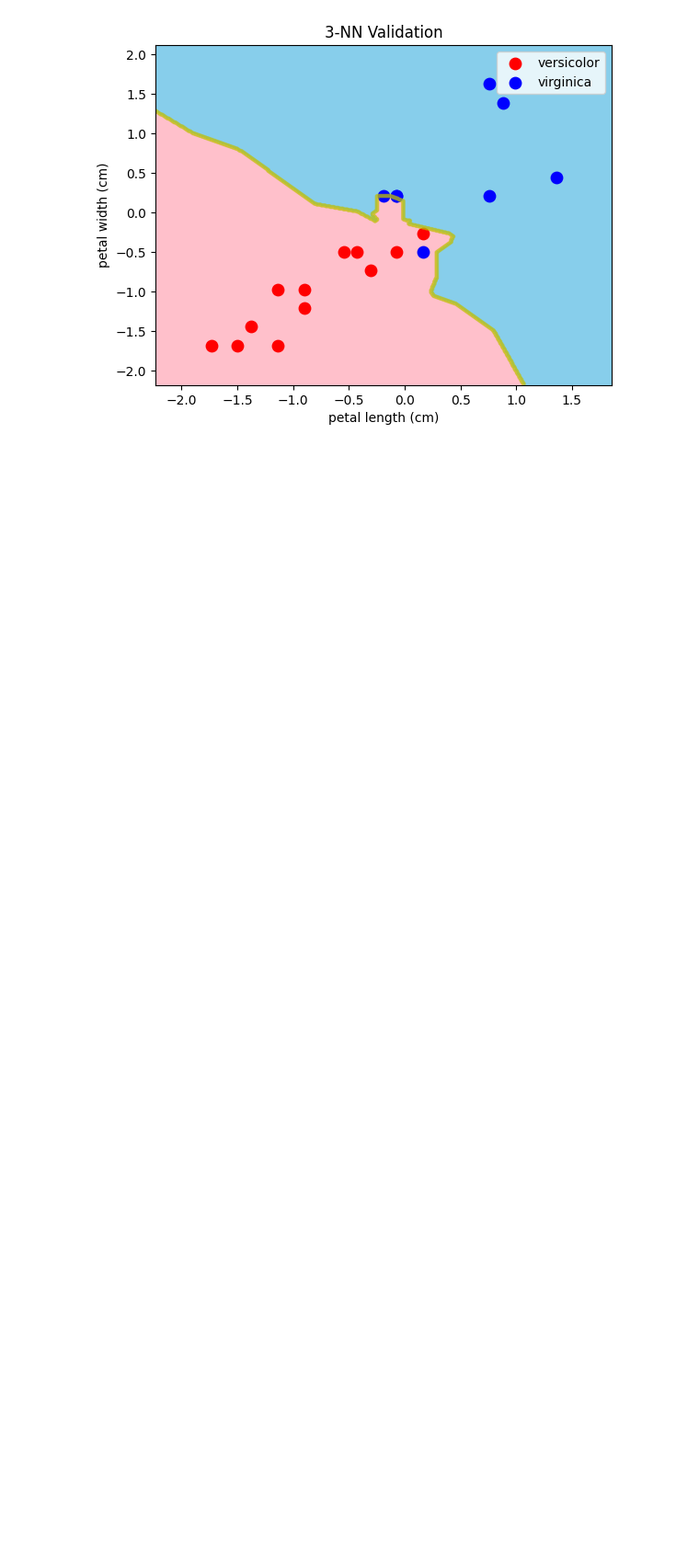
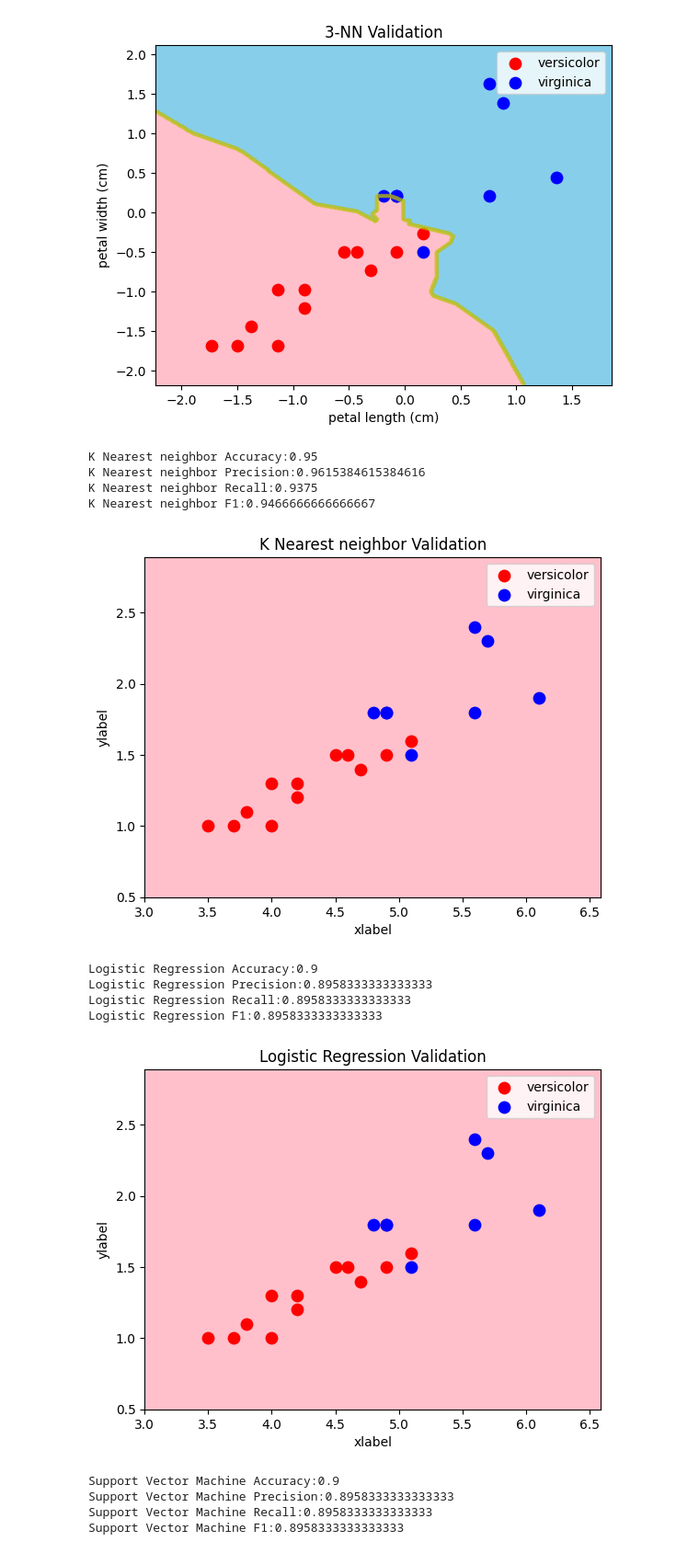
Before and after one commit to Cindy-eng/AI-Data-Engineer--Assignments, a Jupyter notebook: 14_Binary classification of iris/14_Binary_classification_of_iris.ipynb, the cells around one changed output. Shown at 92% size. Saved outputs shown, nothing was run; the diff lists cells and outputs as text; code cells hidden in the pictures; blank space fills up the shorter version.

```diff
--- a/14_Binary classification of iris/14_Binary_classification_of_iris.ipynb
+++ b/14_Binary classification of iris/14_Binary_classification_of_iris.ipynb
@@ -217,0 +216,39 @@ decision_region(x_valid_s, y_valid, kn3, title="3-NN Validation", xlabel=feature
+# %%
+#[Problem 8] Learning by other methods
+from sklearn.neighbors import KNeighborsClassifier
+from sklearn.linear_model import LogisticRegression
+from sklearn.svm import SVC
+from sklearn.tree import DecisionTreeClassifier
+from sklearn.ensemble import RandomForestClassifier
+from sklearn.metrics import accuracy_score, precision_score, recall_score, f1_score
+
+model={
+    'K Nearest neighbor':KNeighborsClassifier(),
+    'Logistic Regression':LogisticRegression(),
+    'Support Vector Machine':SVC(),
+    'Decision Tree':DecisionTreeClassifier(),
+    'Random Forest':RandomForestClassifier()
+}
+for name,model in model.items():
+    model.fit(x_train_s,y_train)
+    y_pred=model.predict(x_valid_s)
+    print(f'{name} Accuracy:{accuracy_score(y_valid,y_pred)}')
+    print(f'{name} Precision:{precision_score(y_valid,y_pred,average="macro")}')
+    print(f'{name} Recall:{recall_score(y_valid,y_pred,average="macro")}')
+    print(f'{name} F1:{f1_score(y_valid,y_pred,average="macro")}')
+    decision_region(x_valid,y_valid,model, title=name + " Validation")
+# %% [output]
+K Nearest neighbor Accuracy:0.95
+K Nearest neighbor Precision:0.9615384615384616
+K Nearest neighbor Recall:0.9375
+K Nearest neighbor F1:0.9466666666666667
+[figure, added]
+Logistic Regression Accuracy:0.9
+Logistic Regression Precision:0.8958333333333333
+Logistic Regression Recall:0.8958333333333333
+Logistic Regression F1:0.8958333333333333
+[figure, added]
+Support Vector Machine Accuracy:0.9
+Support Vector Machine Precision:0.8958333333333333
+Support Vector Machine Recall:0.8958333333333333
+Support Vector Machine F1:0.8958333333333333
```
Also changed, not shown: parts of 4 cells of this notebook.
